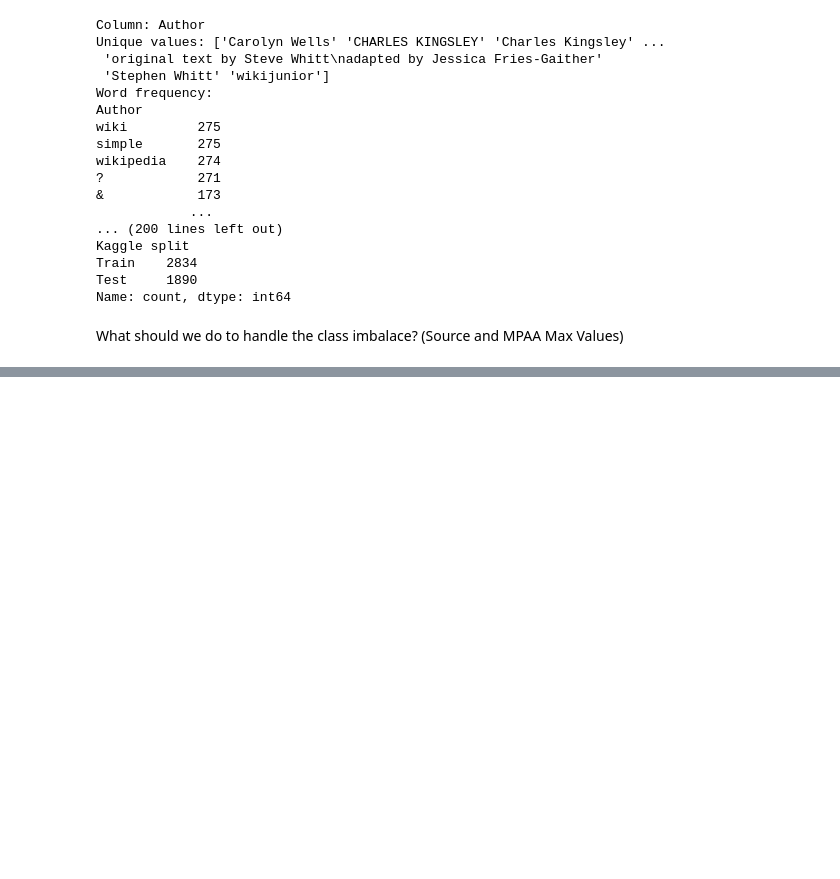
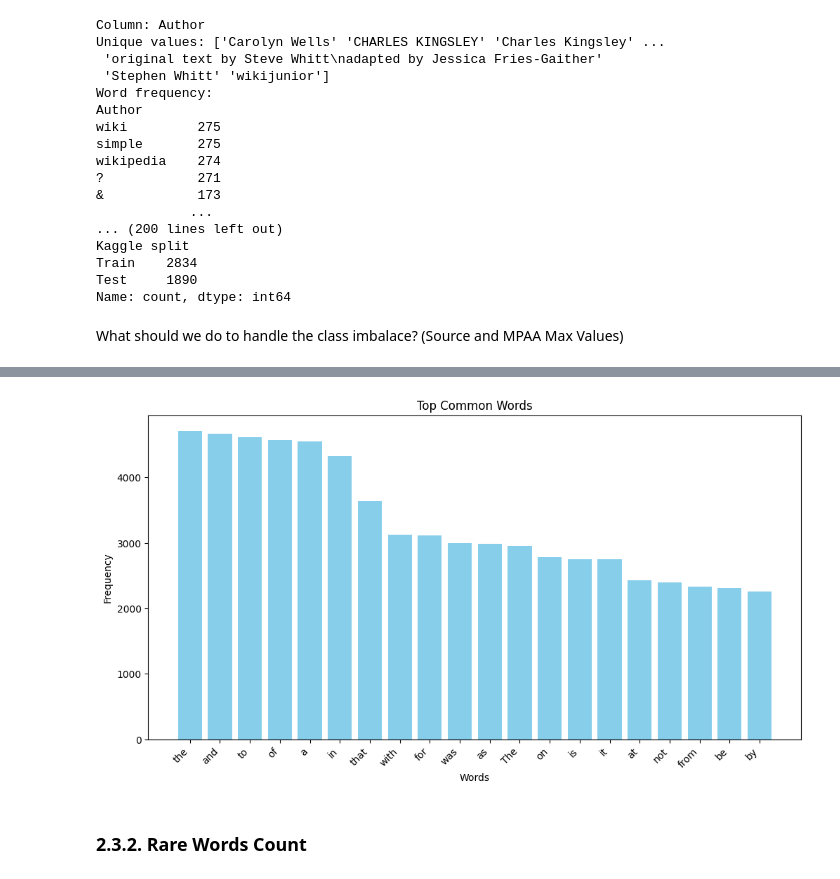
Before and after one commit to ChristineSi/neuroCraft, a Jupyter notebook: notebooks/NotebookPatricia.ipynb, the cells around one changed output, grey strips where cells are left out. Drawn from its saved outputs; the diff is of its cells as text; code cells hidden in the pictures; blank space fills up the shorter version.

```diff
--- a/notebooks/NotebookPatricia.ipynb
+++ b/notebooks/NotebookPatricia.ipynb
@@ -229,0 +451,8 @@ import spacy  # For syntactic analysis
+# %%
+def avg_sentence_length(row):
+    total_word_count = row[['Joon\nWC v1', 'Google\nWC']].mean()
+    sentence_count = row[['Sentence\nCount v1', 'Sentence\nCount v2']].mean()
+    return total_word_count / sentence_count if sentence_count != 0 else 0
+# new column 'Avg Sentence Length'
+df['Avg Sentence Length'] = df.apply(avg_sentence_length, axis=1)
+df['Avg Sentence Length']
@@ -229,0 +480,10 @@ import spacy  # For syntactic analysis
+# %%
+from collections import Counter
+
+def count_word_frequency(excerpt):
+    words = excerpt.split()
+    word_counts = Counter(words)
+    return word_counts
+
+df['Word Frequency'] = df['Excerpt'].apply(count_word_frequency)
+df['Word Frequency']
@@ -229,0 +503,25 @@ import spacy  # For syntactic analysis
+# %%
+def plot_common_words_bar(excerpt, top_n=20):
+    common_word_frequency = Counter(excerpt)
+    common_words = [word for word, count in common_word_frequency.most_common(top_n)]
+    common_counts = [count for word, count in common_word_frequency.most_common(top_n)]
+
+    plt.figure(figsize=(12, 6))
+    plt.bar(common_words, common_counts, color='skyblue')
+    plt.xlabel('Words')
+    plt.ylabel('Frequency')
+    plt.title('Top Common Words')
+    plt.xticks(rotation=45, ha='right')
+    plt.show()
+
+# Ensure 'Word Frequency' is a list of dictionaries
+df['Word Frequency'] = df['Excerpt'].apply(count_word_frequency).tolist()
+
+# Convert the 'Word Frequency' column to a flat list of dictionaries and then sum
+common_word_frequency = [dicts for sublist in df['Word Frequency'] for dicts in sublist]
+top_common_words = 20
+plot_common_words_bar(common_word_frequency, top_n=top_common_words)
+# %% [output]
+[figure, added]
+# %% [markdown]
+### 2.3.2. Rare Words Count
```
Also changed, not shown: parts of 78 cells of this notebook.
